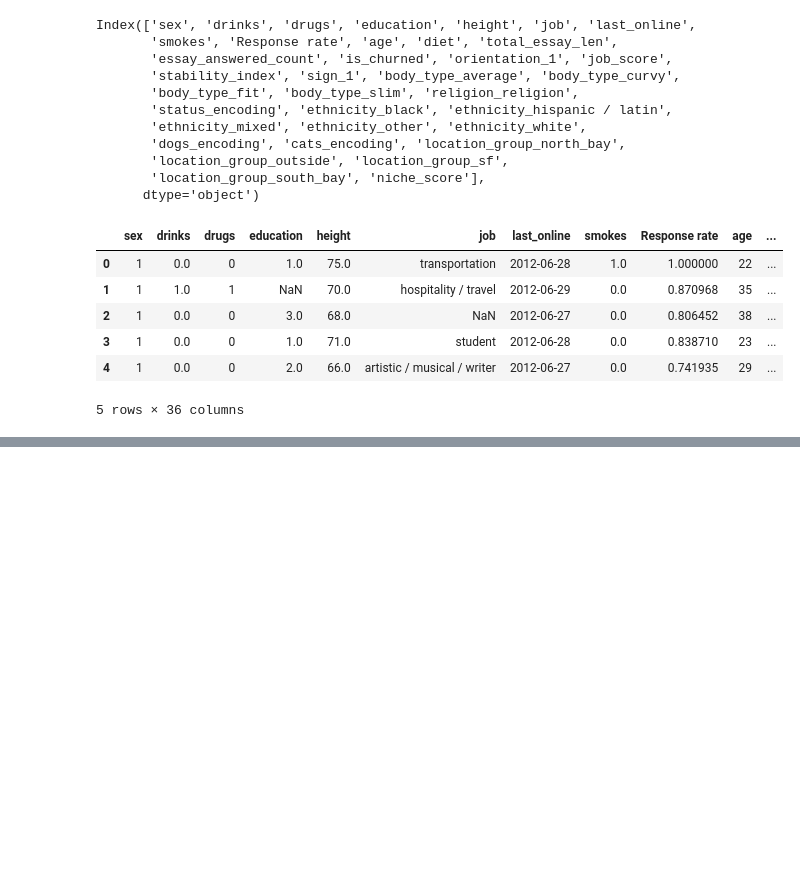
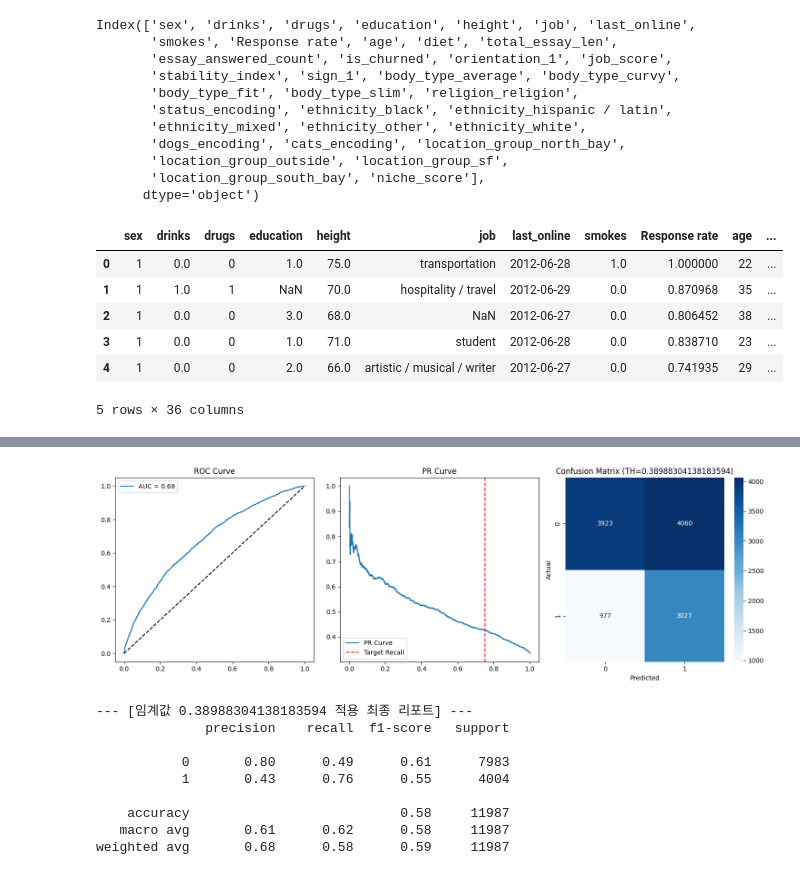
Before and after one commit to SKNETWORKS-FAMILY-AICAMP/SKN24-2nd-2Team, a Jupyter notebook: src/kmj/model.ipynb, the cells around one changed output, grey strips where cells are left out. Cells and saved outputs as stored; diff of their text form; code cells hidden in the pictures; blank space fills up the shorter version.

```diff
--- a/src/kmj/model.ipynb
+++ b/src/kmj/model.ipynb
@@ -183,0 +185,19 @@ weighted avg       0.67      0.65      0.66     11987
+# %%
+from sklearn.metrics import precision_recall_curve
+# XGBoost 모델로 확률 예측 (best_model이 XGBoost라고 가정)
+y_probs_xgb = best_model.predict_proba(X_test)[:, 1]
+
+# Precision, Recall, Threshold 리스트 추출
+precisions_xgb, recalls_xgb, thresholds_xgb = precision_recall_curve(y_test, y_probs_xgb)
+
+# F1-score 계산 ($$F1 = 2 \times \frac{Precision \times Recall}{Precision + Recall}$$)
+f1_scores_xgb = 2 * (precisions_xgb * recalls_xgb) / (precisions_xgb + recalls_xgb + 1e-9)
+best_idx_xgb = np.argmax(f1_scores_xgb)
+best_th_xgb = thresholds_xgb[best_idx_xgb]
+
+print(f"XGBoost의 최적 임계값: {best_th_xgb:.4f}")
+
+# 결과 출력
+final_preds_xgb = (y_probs_xgb >= best_th_xgb).astype(int)
+print("--- [XGBoost 임계값 조정 후 최종 결과] ---")
+print(classification_report(y_test, final_preds_xgb))
@@ -196,0 +228,56 @@ plt.show()
+# %%
+import matplotlib.pyplot as plt
+import seaborn as sns
+from sklearn.metrics import roc_curve, auc, precision_recall_curve, confusion_matrix, ConfusionMatrixDisplay, classification_report
+
+# 1. 확률값 추출
+y_probs = best_model.predict_proba(X_test)[:, 1]
+
+# 2. 우리가 찾은 최적 임계값 적용
+best_th = best_th_xgb
+y_preds = (y_probs >= best_th).astype(int)
+
+# 3. 시각화 세팅
+plt.figure(figsize=(15, 5))
+
+# ① ROC Curve
+fpr, tpr, _ = roc_curve(y_test, y_probs)
+plt.subplot(1, 3, 1)
+plt.plot(fpr, tpr, label=f'AUC = {auc(fpr, tpr):.2f}')
+plt.plot([0, 1], [0, 1], 'k--')
+plt.title('ROC Curve')
+plt.legend()
+
+# ② Precision-Recall Curve
+prec, rec, _ = precision_recall_curve(y_test, y_probs)
+plt.subplot(1, 3, 2)
+plt.plot(rec, prec, label='PR Curve')
+plt.axvline(x=0.75, color='r', linestyle='--', label='Target Recall') # 아까의 Recall 지점
+plt.title('PR Curve')
+plt.legend()
+
+# ③ Confusion Matrix (실제 임계값이 반영된 결과)
+plt.subplot(1, 3, 3)
+cm = confusion_matrix(y_test, y_preds)
+sns.heatmap(cm, annot=True, fmt='d', cmap='Blues')
+plt.title(f'Confusion Matrix (TH={best_th})')
+plt.xlabel('Predicted')
+plt.ylabel('Actual')
+
+plt.tight_layout()
+plt.show()
+
+# 최종 성적표 출력
+print(f"--- [임계값 {best_th} 적용 최종 리포트] ---")
+print(classification_report(y_test, y_preds))
+# %% [output]
+[figure, added]
+--- [임계값 0.38988304138183594 적용 최종 리포트] ---
+              precision    recall  f1-score   support
+
+           0       0.80      0.49      0.61      7983
+           1       0.43      0.76      0.55      4004
+
+    accuracy                           0.58     11987
+   macro avg       0.61      0.62      0.58     11987
+weighted avg       0.68      0.58      0.59     11987
```
Also changed, not shown: parts of 22 cells of this notebook, 1 other file.
